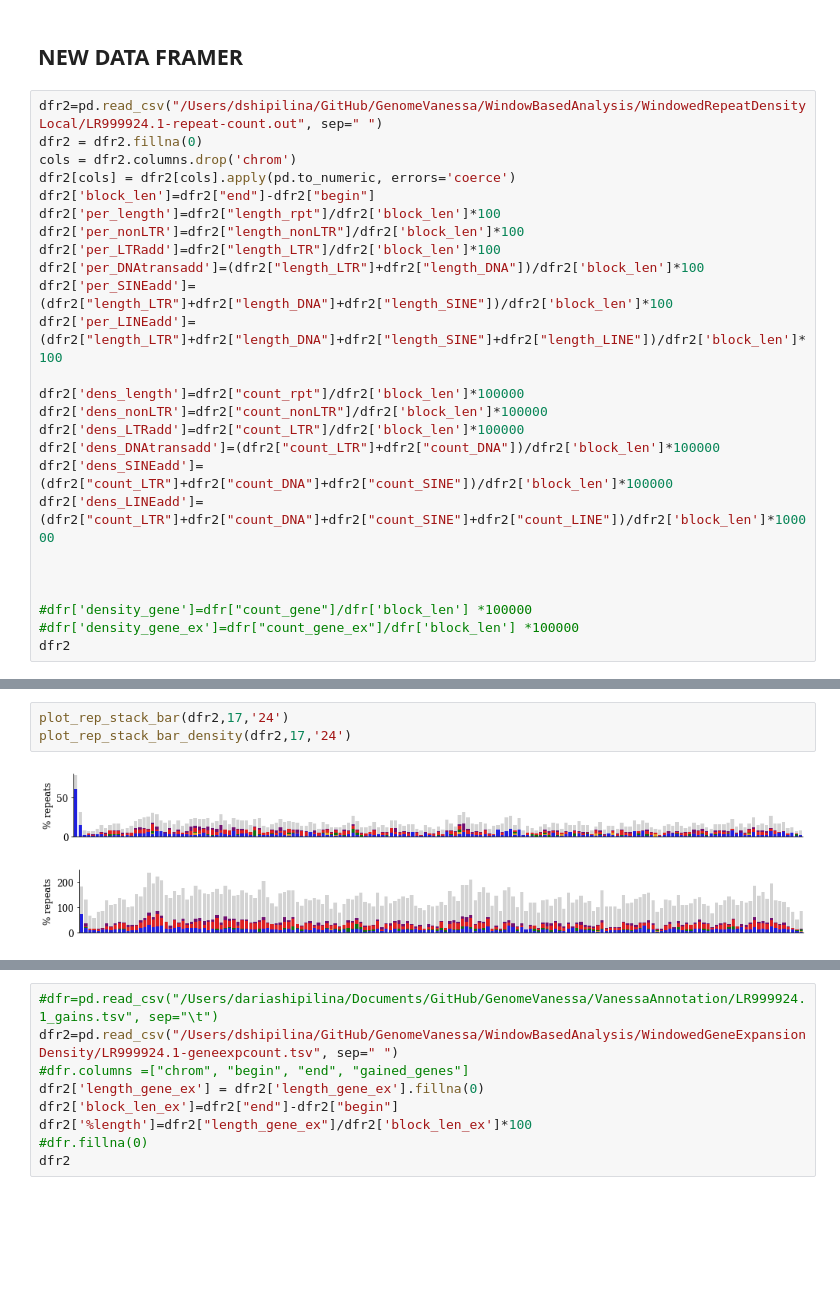
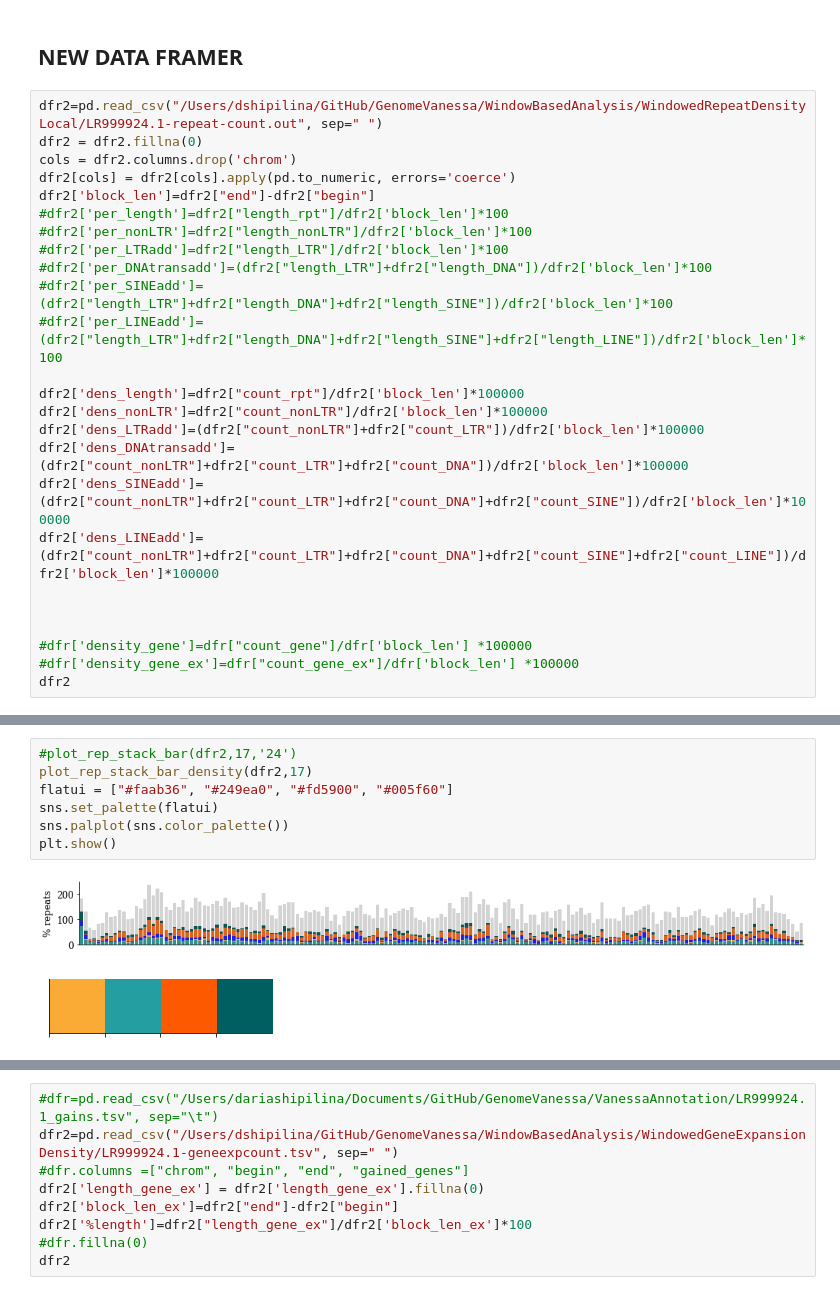
Before and after one commit to DaSh-bash/GenomeVanessa, a Jupyter notebook: Figures/VanessaGenomeFigures.ipynb, the cells around one changed output, grey strips where cells are left out. Drawn from its saved outputs; the diff is of its cells as text; blank space fills up the shorter version.

```diff
--- a/Figures/VanessaGenomeFigures.ipynb
+++ b/Figures/VanessaGenomeFigures.ipynb
@@ -666,19 +667,19 @@ dfr2 = dfr2.fillna(0)
 cols = dfr2.columns.drop('chrom')
 dfr2[cols] = dfr2[cols].apply(pd.to_numeric, errors='coerce')
 dfr2['block_len']=dfr2["end"]-dfr2["begin"]
-dfr2['per_length']=dfr2["length_rpt"]/dfr2['block_len']*100
-dfr2['per_nonLTR']=dfr2["length_nonLTR"]/dfr2['block_len']*100
-dfr2['per_LTRadd']=dfr2["length_LTR"]/dfr2['block_len']*100
-dfr2['per_DNAtransadd']=(dfr2["length_LTR"]+dfr2["length_DNA"])/dfr2['block_len']*100
-dfr2['per_SINEadd']=(dfr2["length_LTR"]+dfr2["length_DNA"]+dfr2["length_SINE"])/dfr2['block_len']*100
-dfr2['per_LINEadd']=(dfr2["length_LTR"]+dfr2["length_DNA"]+dfr2["length_SINE"]+dfr2["length_LINE"])/dfr2['block_len']*100
+#dfr2['per_length']=dfr2["length_rpt"]/dfr2['block_len']*100
+#dfr2['per_nonLTR']=dfr2["length_nonLTR"]/dfr2['block_len']*100
+#dfr2['per_LTRadd']=dfr2["length_LTR"]/dfr2['block_len']*100
+#dfr2['per_DNAtransadd']=(dfr2["length_LTR"]+dfr2["length_DNA"])/dfr2['block_len']*100
+#dfr2['per_SINEadd']=(dfr2["length_LTR"]+dfr2["length_DNA"]+dfr2["length_SINE"])/dfr2['block_len']*100
+#dfr2['per_LINEadd']=(dfr2["length_LTR"]+dfr2["length_DNA"]+dfr2["length_SINE"]+dfr2["length_LINE"])/dfr2['block_len']*100
 
 dfr2['dens_length']=dfr2["count_rpt"]/dfr2['block_len']*100000
 dfr2['dens_nonLTR']=dfr2["count_nonLTR"]/dfr2['block_len']*100000
-dfr2['dens_LTRadd']=dfr2["count_LTR"]/dfr2['block_len']*100000
-dfr2['dens_DNAtransadd']=(dfr2["count_LTR"]+dfr2["count_DNA"])/dfr2['block_len']*100000
-dfr2['dens_SINEadd']=(dfr2["count_LTR"]+dfr2["count_DNA"]+dfr2["count_SINE"])/dfr2['block_len']*100000
-dfr2['dens_LINEadd']=(dfr2["count_LTR"]+dfr2["count_DNA"]+dfr2["count_SINE"]+dfr2["count_LINE"])/dfr2['block_len']*100000
+dfr2['dens_LTRadd']=(dfr2["count_nonLTR"]+dfr2["count_LTR"])/dfr2['block_len']*100000
+dfr2['dens_DNAtransadd']=(dfr2["count_nonLTR"]+dfr2["count_LTR"]+dfr2["count_DNA"])/dfr2['block_len']*100000
+dfr2['dens_SINEadd']=(dfr2["count_nonLTR"]+dfr2["count_LTR"]+dfr2["count_DNA"]+dfr2["count_SINE"])/dfr2['block_len']*100000
+dfr2['dens_LINEadd']=(dfr2["count_nonLTR"]+dfr2["count_LTR"]+dfr2["count_DNA"]+dfr2["count_SINE"]+dfr2["count_LINE"])/dfr2['block_len']*100000
 
 
 
@@ -702,6 +703,10 @@ dfr2
-# %%
-plot_rep_stack_bar(dfr2,17,'24')
-plot_rep_stack_bar_density(dfr2,17,'24')
-# %% [output]
-[figure, removed]
-[figure, removed]
+# %%
+#plot_rep_stack_bar(dfr2,17,'24')
+plot_rep_stack_bar_density(dfr2,17)
+flatui = ["#faab36", "#249ea0", "#fd5900", "#005f60"]
+sns.set_palette(flatui)
+sns.palplot(sns.color_palette())
+plt.show()
+# %% [output]
+[figure, added]
+[figure, added]
```
Also changed, not shown: parts of 8 cells of this notebook.
